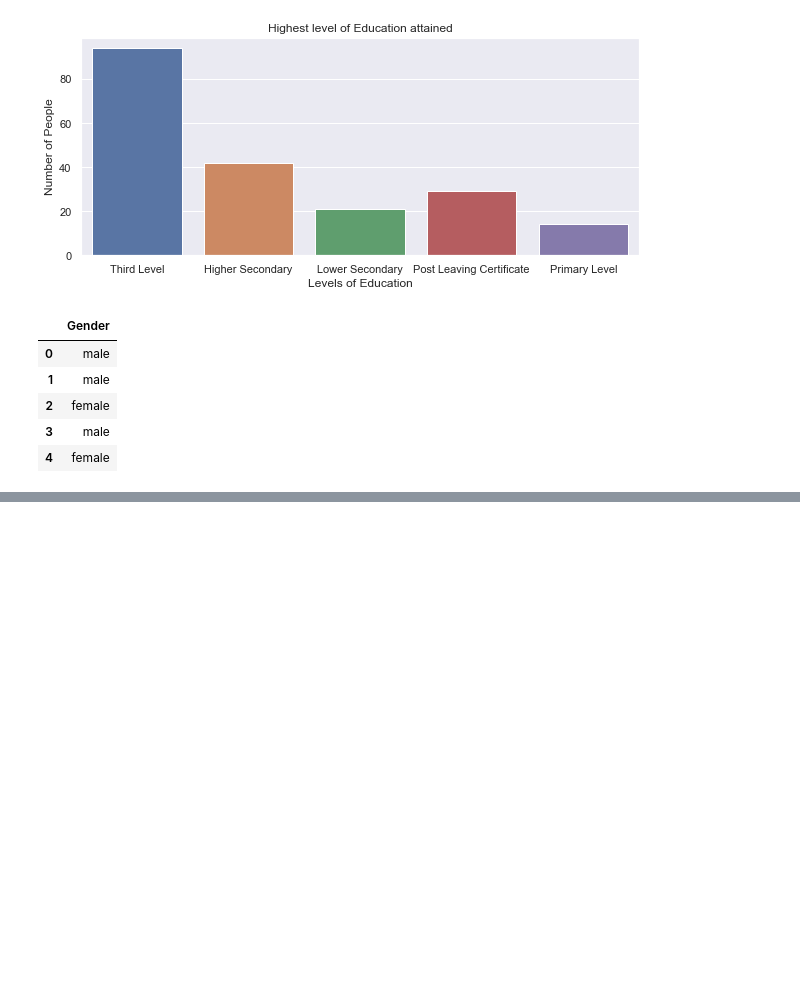
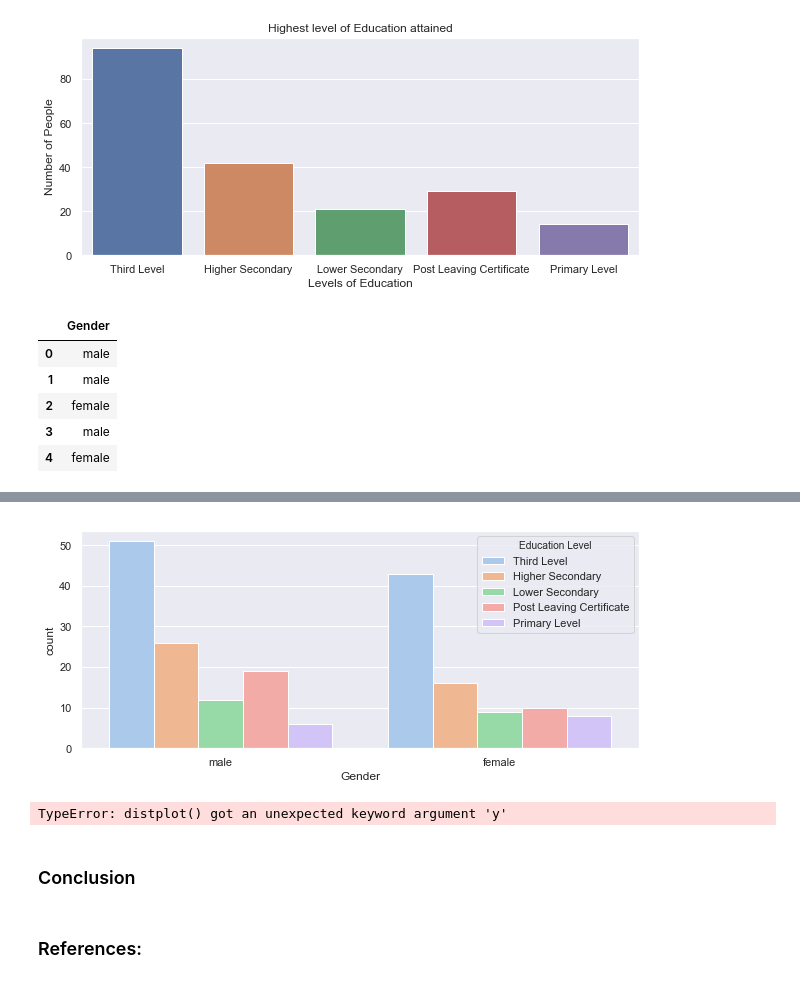
Before and after one commit to martinaobrien/GMIT-Programme-for-Data-Analysis-Project---Simulation, a Jupyter notebook: GMIT-Programme-for-Data-Analysis-Project---Simulation.ipynb, the cells around one changed output, grey strips where cells are left out. Saved outputs shown, nothing was run; the diff lists cells and outputs as text; code cells hidden in the pictures; blank space fills up the shorter version.

```diff
--- a/GMIT-Programme-for-Data-Analysis-Project---Simulation.ipynb
+++ b/GMIT-Programme-for-Data-Analysis-Project---Simulation.ipynb
@@ -202,0 +244,13 @@ gender_df.head()
+# %%
+sns.countplot("Gender", hue='Education Level', data= merged_df)
+sns.set_palette("pastel")
+# %% [output]
+[figure, added]
+# %%
+sns.distplot(y = 'Age',x = 'Employment Status')
+# %% [output]
+TypeError: distplot() got an unexpected keyword argument 'y'
+# %% [markdown]
+### Conclusion
+# %% [markdown]
+### References:
```
Also changed, not shown: parts of 10 cells of this notebook, 3 other files.
